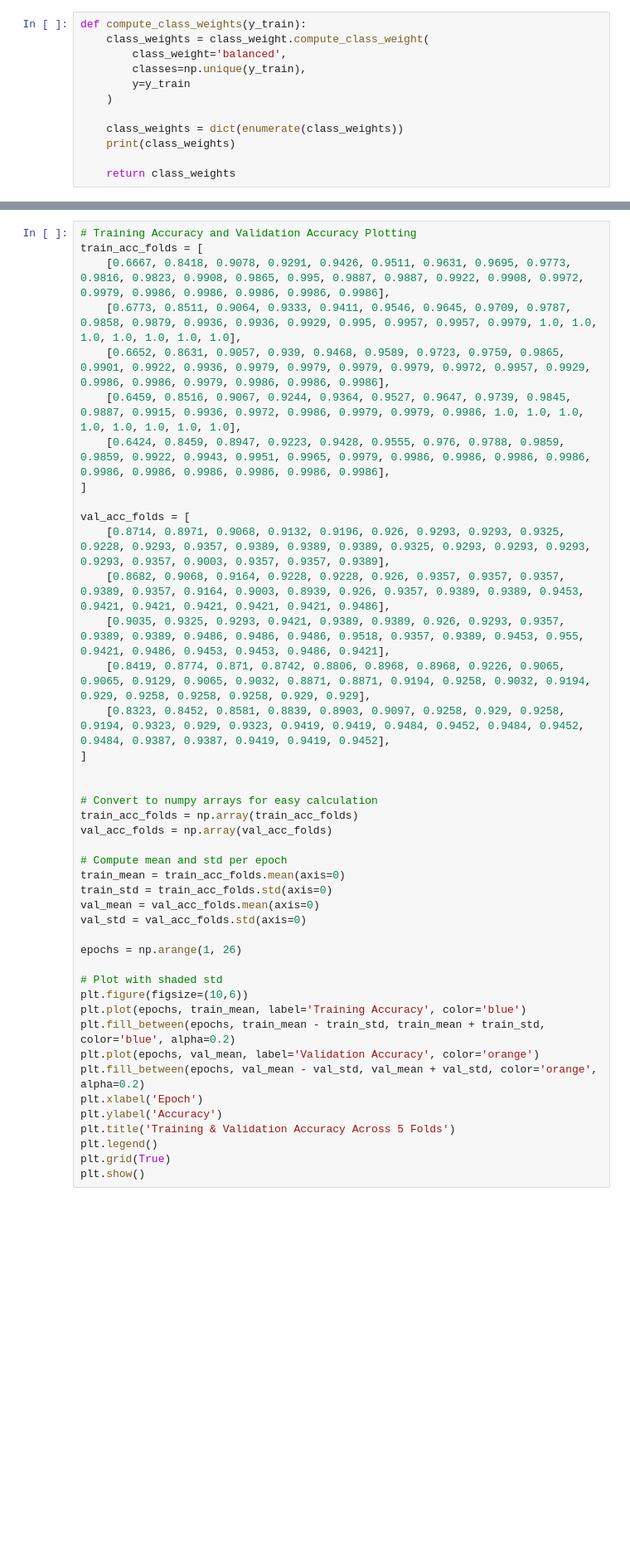
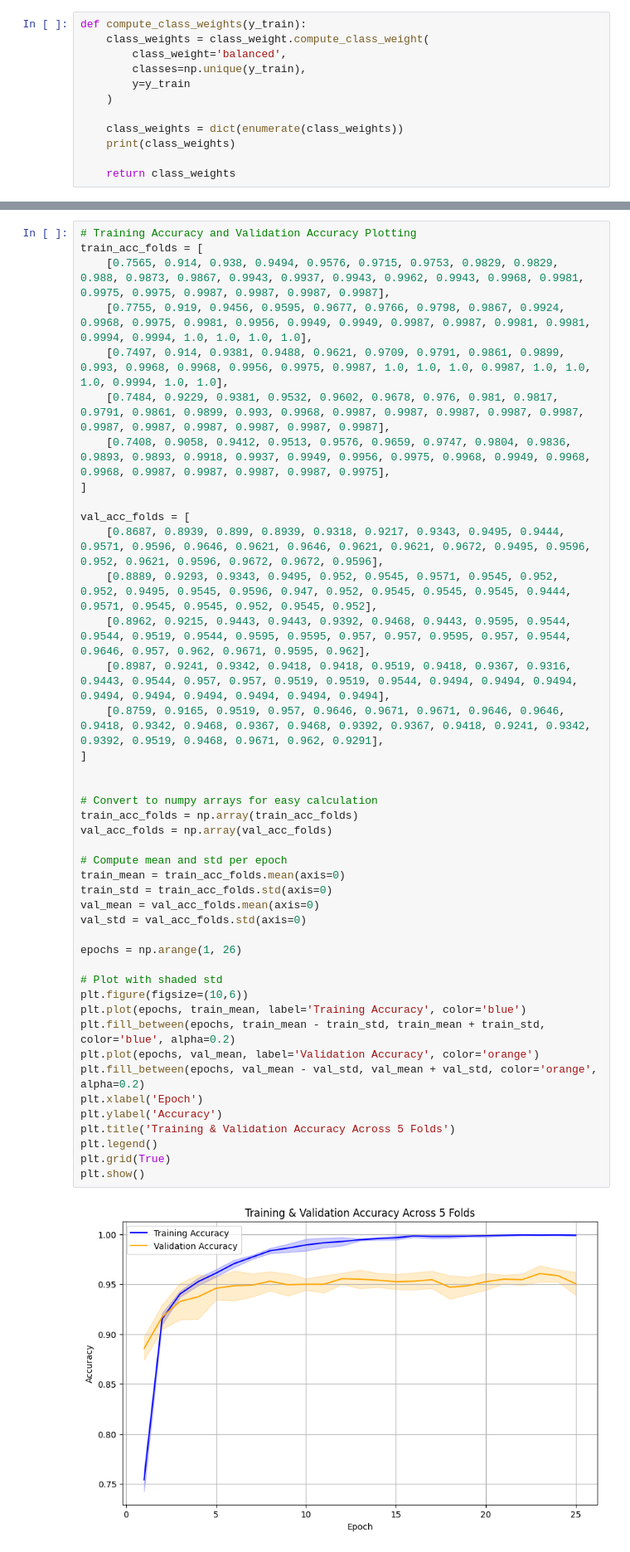
Before and after one commit to AweleChizim/aocdml, a Jupyter notebook: ocdml.ipynb, the cells around one changed output, grey strips where cells are left out. Shown at 83% size. Saved outputs shown, nothing was run; the diff lists cells and outputs as text; blank space fills up the shorter version.

```diff
--- a/ocdml.ipynb
+++ b/ocdml.ipynb
@@ -280,46 +314,48 @@ plt.show()
 # %%
 # Training Accuracy and Validation Accuracy Plotting
 train_acc_folds = [
-    [0.6667, 0.8418, 0.9078, 0.9291, 0.9426, 0.9511, 0.9631, 0.9695, 0.9773, 0.9816, 0.9823, 0.9908, 0.9865, 0.995, 0.9887, 0.9887, 0.9922, 0.9908, 0.9972, 0.9979, 0.9986, 0.9986, 0.9986, 0.9986, 0.9986],
-    [0.6773, 0.8511, 0.9064, 0.9333, 0.9411, 0.9546, 0.9645, 0.9709, 0.9787, 0.9858, 0.9879, 0.9936, 0.9936, 0.9929, 0.995, 0.9957, 0.9957, 0.9979, 1.0, 1.0, 1.0, 1.0, 1.0, 1.0, 1.0],
-    [0.6652, 0.8631, 0.9057, 0.939, 0.9468, 0.9589, 0.9723, 0.9759, 0.9865, 0.9901, 0.9922, 0.9936, 0.9979, 0.9979, 0.9979, 0.9979, 0.9972, 0.9957, 0.9929, 0.9986, 0.9986, 0.9979, 0.9986, 0.9986, 0.9986],
-    [0.6459, 0.8516, 0.9067, 0.9244, 0.9364, 0.9527, 0.9647, 0.9739, 0.9845, 0.9887, 0.9915, 0.9936, 0.9972, 0.9986, 0.9979, 0.9979, 0.9986, 1.0, 1.0, 1.0, 1.0, 1.0, 1.0, 1.0, 1.0],
-    [0.6424, 0.8459, 0.8947, 0.9223, 0.9428, 0.9555, 0.976, 0.9788, 0.9859, 0.9859, 0.9922, 0.9943, 0.9951, 0.9965, 0.9979, 0.9986, 0.9986, 0.9986, 0.9986, 0.9986, 0.9986, 0.9986, 0.9986, 0.9986, 0.9986],
+    [0.7565, 0.914, 0.938, 0.9494, 0.9576, 0.9715, 0.9753, 0.9829, 0.9829, 0.988, 0.9873, 0.9867, 0.9943, 0.9937, 0.9943, 0.9962, 0.9943, 0.9968, 0.9981, 0.9975, 0.9975, 0.9987, 0.9987, 0.9987, 0.9987],
+    [0.7755, 0.919, 0.9456, 0.9595, 0.9677, 0.9766, 0.9798, 0.9867, 0.9924, 0.9968, 0.9975, 0.9981, 0.9956, 0.9949, 0.9949, 0.9987, 0.9987, 0.9981, 0.9981, 0.9994, 0.9994, 1.0, 1.0, 1.0, 1.0],
+    [0.7497, 0.914, 0.9381, 0.9488, 0.9621, 0.9709, 0.9791, 0.9861, 0.9899, 0.993, 0.9968, 0.9968, 0.9956, 0.9975, 0.9987, 1.0, 1.0, 1.0, 0.9987, 1.0, 1.0, 1.0, 0.9994, 1.0, 1.0],
+    [0.7484, 0.9229, 0.9381, 0.9532, 0.9602, 0.9678, 0.976, 0.981, 0.9817, 0.9791, 0.9861, 0.9899, 0.993, 0.9968, 0.9987, 0.9987, 0.9987, 0.9987, 0.9987, 0.9987, 0.9987, 0.9987, 0.9987, 0.9987, 0.9987],
+    [0.7408, 0.9058, 0.9412, 0.9513, 0.9576, 0.9659, 0.9747, 0.9804, 0.9836, 0.9893, 0.9893, 0.9918, 0.9937, 0.9949, 0.9956, 0.9975, 0.9968, 0.9949, 0.9968, 0.9968, 0.9987, 0.9987, 0.9987, 0.9987, 0.9975],
 ]
 
 val_acc_folds = [
-    [0.8714, 0.8971, 0.9068, 0.9132, 0.9196, 0.926, 0.9293, 0.9293, 0.9325, 0.9228, 0.9293, 0.9357, 0.9389, 0.9389, 0.9389, 0.9325, 0.9293, 0.9293, 0.9293, 0.9293, 0.9357, 0.9003, 0.9357, 0.9357, 0.9389],
-    [0.8682, 0.9068, 0.9164, 0.9228, 0.9228, 0.926, 0.9357, 0.9357, 0.9357, 0.9389, 0.9357, 0.9164, 0.9003, 0.8939, 0.926, 0.9357, 0.9389, 0.9389, 0.9453, 0.9421, 0.9421, 0.9421, 0.9421, 0.9421, 0.9486],
-    [0.9035, 0.9325, 0.9293, 0.9421, 0.9389, 0.9389, 0.926, 0.9293, 0.9357, 0.9389, 0.9389, 0.9486, 0.9486, 0.9486, 0.9518, 0.9357, 0.9389, 0.9453, 0.955, 0.9421, 0.9486, 0.9453, 0.9453, 0.9486, 0.9421],
-    [0.8419, 0.8774, 0.871, 0.8742, 0.8806, 0.8968, 0.8968, 0.9226, 0.9065, 0.9065, 0.9129, 0.9065, 0.9032, 0.8871, 0.8871, 0.9194, 0.9258, 0.9032, 0.9194, 0.929, 0.9258, 0.9258, 0.9258, 0.929, 0.929],
-    [0.8323, 0.8452, 0.8581, 0.8839, 0.8903, 0.9097, 0.9258, 0.929, 0.9258, 0.9194, 0.9323, 0.929, 0.9323, 0.9419, 0.9419, 0.9484, 0.9452, 0.9484, 0.9452, 0.9484, 0.9387, 0.9387, 0.9419, 0.9419, 0.9452],
+    [0.8687, 0.8939, 0.899, 0.8939, 0.9318, 0.9217, 0.9343, 0.9495, 0.9444, 0.9571, 0.9596, 0.9646, 0.9621, 0.9646, 0.9621, 0.9621, 0.9672, 0.9495, 0.9596, 0.952, 0.9621, 0.9596, 0.9672, 0.9672, 0.9596],
+    [0.8889, 0.9293, 0.9343, 0.9495, 0.952, 0.9545, 0.9571, 0.9545, 0.952, 0.952, 0.9495, 0.9545, 0.9596, 0.947, 0.952, 0.9545, 0.9545, 0.9545, 0.9444, 0.9571, 0.9545, 0.9545, 0.952, 0.9545, 0.952],
+    [0.8962, 0.9215, 0.9443, 0.9443, 0.9392, 0.9468, 0.9443, 0.9595, 0.9544, 0.9544, 0.9519, 0.9544, 0.9595, 0.9595, 0.957, 0.957, 0.9595, 0.957, 0.9544, 0.9646, 0.957, 0.962, 0.9671, 0.9595, 0.962],
+    [0.8987, 0.9241, 0.9342, 0.9418, 0.9418, 0.9519, 0.9418, 0.9367, 0.9316, 0.9443, 0.9544, 0.957, 0.957, 0.9519, 0.9519, 0.9544, 0.9494, 0.9494, 0.9494, 0.9494, 0.9494, 0.9494, 0.9494, 0.9494, 0.9494],
+    [0.8759, 0.9165, 0.9519, 0.957, 0.9646, 0.9671, 0.9671, 0.9646, 0.9646, 0.9418, 0.9342, 0.9468, 0.9367, 0.9468, 0.9392, 0.9367, 0.9418, 0.9241, 0.9342, 0.9392, 0.9519, 0.9468, 0.9671, 0.962, 0.9291],
 ]
 
 
 # Convert to numpy arrays for easy calculation
 train_acc_folds = np.array(train_acc_folds)
 val_acc_folds = np.array(val_acc_folds)
 
 # Compute mean and std per epoch
 train_mean = train_acc_folds.mean(axis=0)
 train_std = train_acc_folds.std(axis=0)
 val_mean = val_acc_folds.mean(axis=0)
 val_std = val_acc_folds.std(axis=0)
 
 epochs = np.arange(1, 26)
 
 # Plot with shaded std
 plt.figure(figsize=(10,6))
 plt.plot(epochs, train_mean, label='Training Accuracy', color='blue')
 plt.fill_between(epochs, train_mean - train_std, train_mean + train_std, color='blue', alpha=0.2)
 plt.plot(epochs, val_mean, label='Validation Accuracy', color='orange')
 plt.fill_between(epochs, val_mean - val_std, val_mean + val_std, color='orange', alpha=0.2)
 plt.xlabel('Epoch')
 plt.ylabel('Accuracy')
 plt.title('Training & Validation Accuracy Across 5 Folds')
 plt.legend()
 plt.grid(True)
 plt.show()
+# %% [output]
+[figure, added]
 # %%
 # Training Loss and Validation Loss Plotting
 train_loss_folds = [
```
Also changed, not shown: parts of 9 cells of this notebook, 5 other files.
